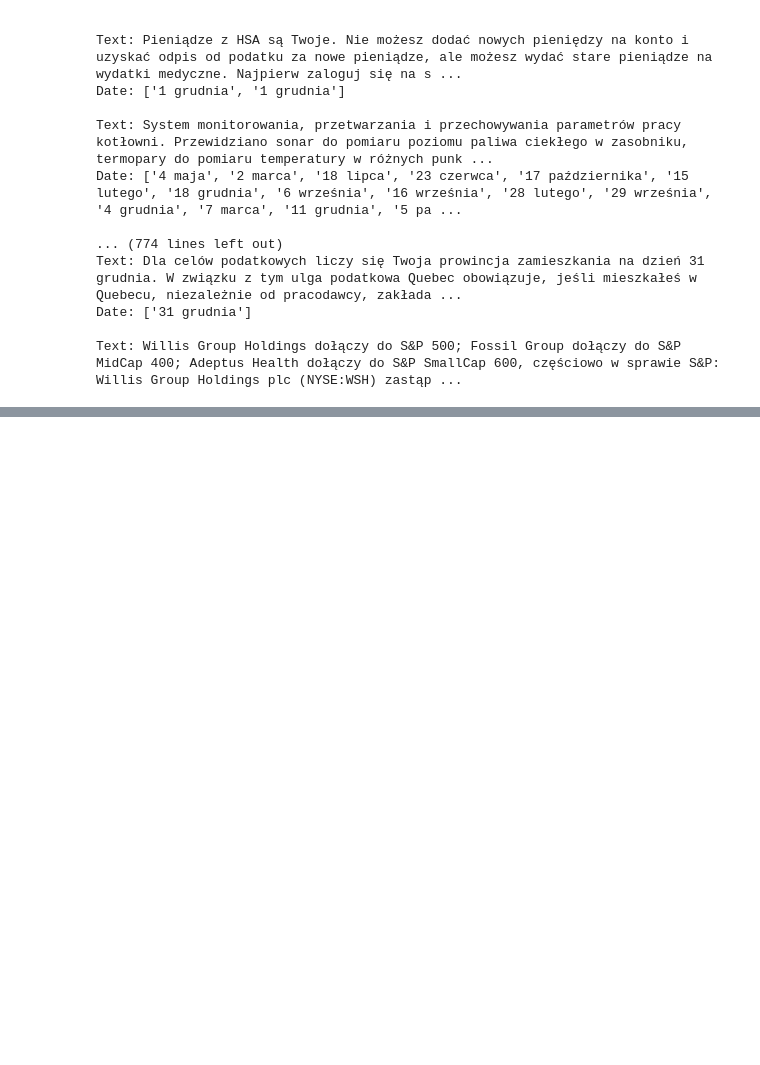
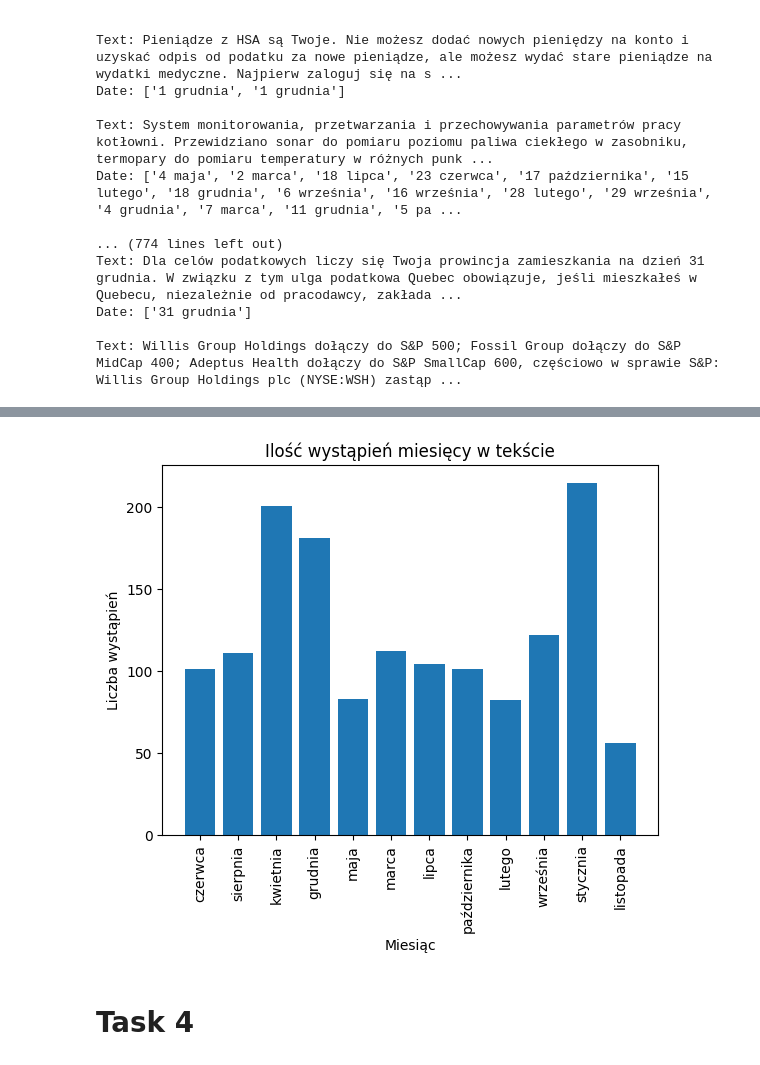
Before and after one commit to BartekKruczek/NLP-2024-2025, a Jupyter notebook: Lab_1/main.ipynb, the cells around one changed output, grey strips where cells are left out. Saved outputs shown, nothing was run; the diff lists cells and outputs as text; code cells hidden in the pictures; blank space fills up the shorter version.

```diff
--- a/Lab_1/main.ipynb
+++ b/Lab_1/main.ipynb
@@ -92,0 +119,25 @@ Text: Willis Group Holdings dołączy do S&P 500; Fossil Group dołączy do S&P
+# %%
+def plot_months_bar_chart():
+    months: dict = {}
+    for i, text in enumerate(get_text()):
+        date = find_date(text)
+        if date:
+            for d in date:
+                month = d.split(" ")[1]
+                if month in months:
+                    months[month] += 1
+                else:
+                    months[month] = 1
+
+    plt.bar(months.keys(), months.values())
+    plt.xticks(rotation = 90)
+    plt.xlabel('Miesiąc')
+    plt.ylabel('Liczba wystąpień')
+    plt.title('Ilość wystąpień miesięcy w tekście')
+    plt.show()
+
+plot_months_bar_chart()
+# %% [output]
+[figure, added]
+# %% [markdown]
+# Task 4
```
Also changed, not shown: parts of 3 cells of this notebook, 1 other file.
